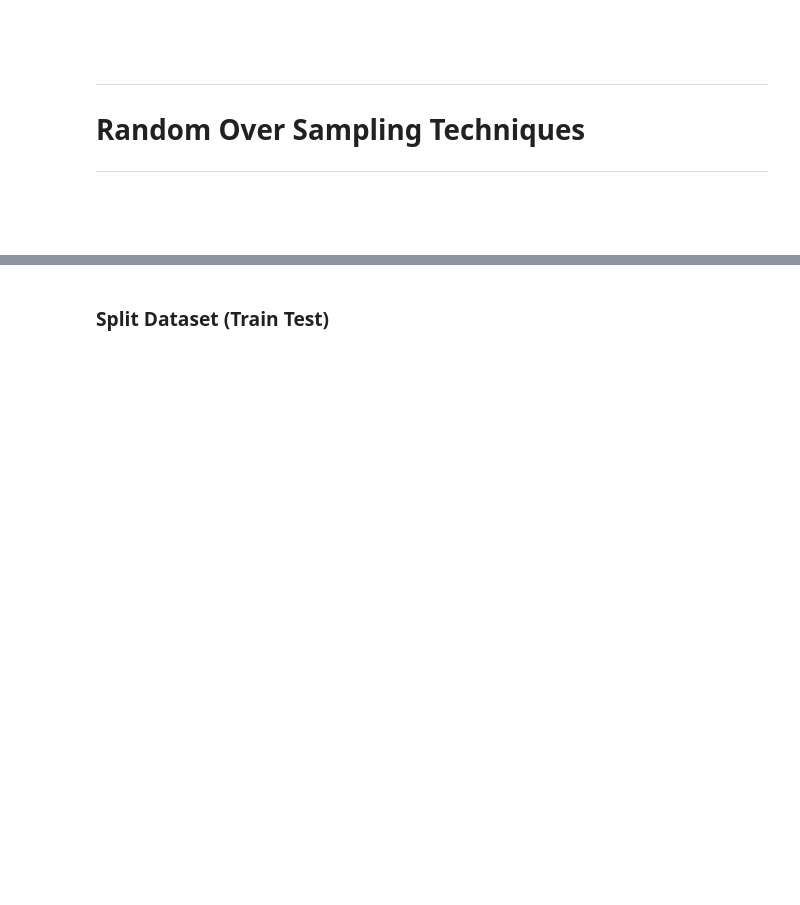
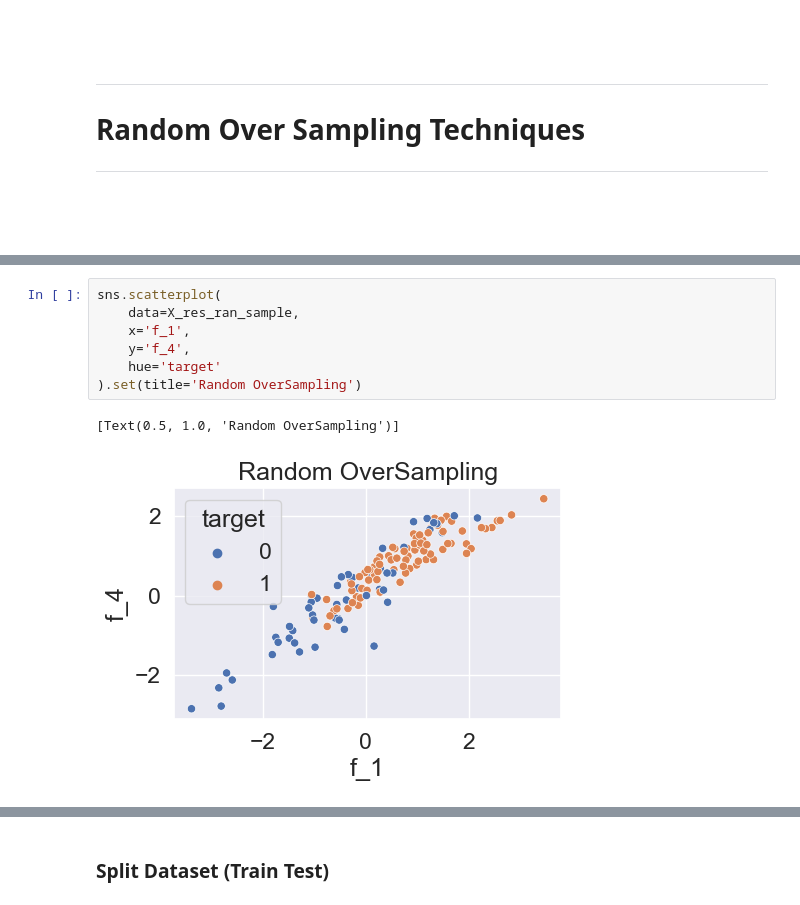
Before and after one commit to ccirelli2/imbalanced_data_sandbox, a Jupyter notebook: notebooks/imbalanced_learn_tutorial.ipynb, the cells around one changed output, grey strips where cells are left out. Cells and saved outputs as stored; diff of their text form; blank space fills up the shorter version.

```diff
--- a/notebooks/imbalanced_learn_tutorial.ipynb
+++ b/notebooks/imbalanced_learn_tutorial.ipynb
@@ -305,0 +365,10 @@ g.map_lower(sns.kdeplot, levels=4, color=".2")
+# %%
+sns.scatterplot(
+    data=X_res_ran_sample,
+    x='f_1',
+    y='f_4',
+    hue='target'
+).set(title='Random OverSampling')
+# %% [output]
+[Text(0.5, 1.0, 'Random OverSampling')]
+[figure, added]
```
Also changed, not shown: parts of 29 cells of this notebook.
